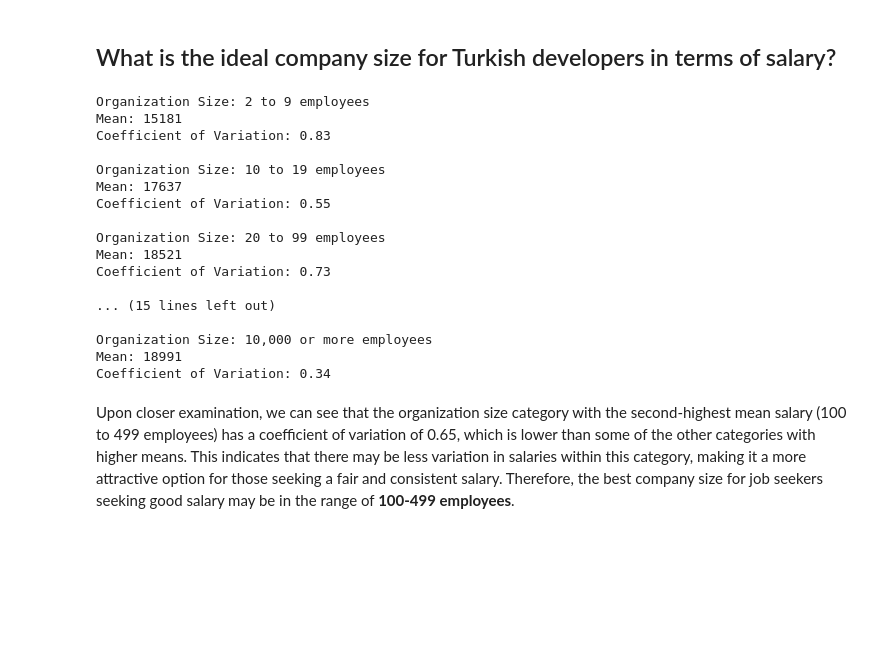
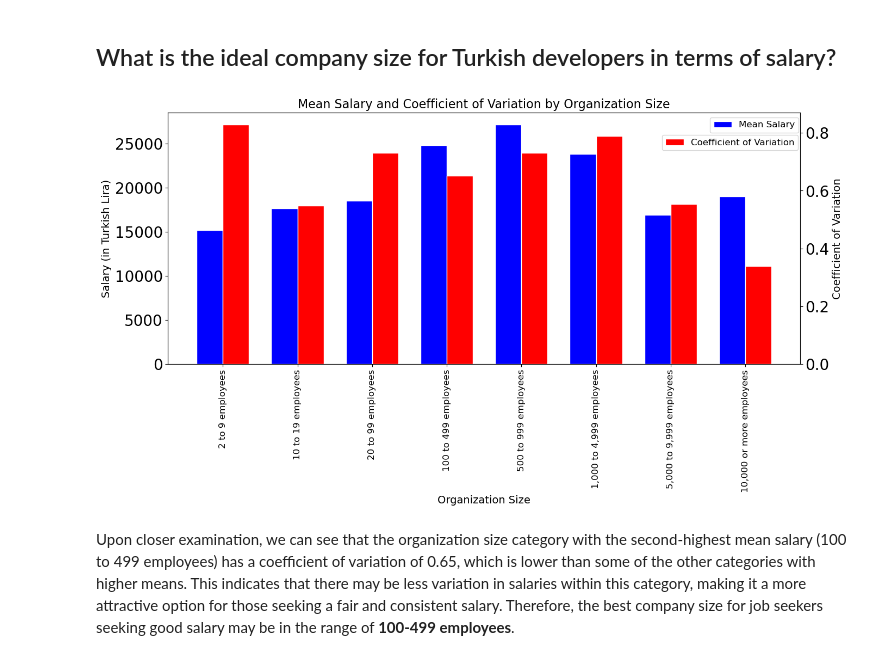
Before and after one commit to EmreToktay/Udacity-Project, a Jupyter notebook: Writing a Data Scientist Blog Post.ipynb, the cells around one changed output. Cells and saved outputs as stored; diff of their text form; code cells hidden in the pictures; blank space fills up the shorter version.

```diff
--- a/Writing a Data Scientist Blog Post.ipynb
+++ b/Writing a Data Scientist Blog Post.ipynb
@@ -391,37 +379,42 @@ We can see that the company size with the highest mean salary is **500-999 emplo
 ## What is the ideal company size for Turkish developers in terms of salary?
 # %%
 import pandas as pd
-import statistics
+import matplotlib.pyplot as plt
 
 # Create a pandas DataFrame with the data
 data = {'Organization Size': ['2 to 9 employees', '10 to 19 employees', '20 to 99 employees', '100 to 499 employees', '500 to 999 employees', '1,000 to 4,999 employees', '5,000 to 9,999 employees', '10,000 or more employees'],
-        'Mean Salary': [15181, 17637, 18521, 24769, 27124, 23809, 16919, 18991]}
+        'Mean Salary': [15181, 17637, 18521, 24769, 27124, 23809, 16919, 18991],
+        'Coefficient of Variation': [12573.04/15181, 9656.75/17637, 13541.3/18521, 16127.99/24769, 19797.73/27124, 18792.49/23809, 9384.47/16919, 6438.63/18991]}
 df = pd.DataFrame(data)
 
-# Calculate the coefficient of variation for each category
-for i in range(len(df)):
-    org_size = df.loc[i, 'Organization Size']
-    mean = df.loc[i, 'Mean Salary']
-    stdev = [12573.04, 9656.75, 13541.3, 16127.99, 19797.73, 18792.49, 9384.47, 6438.63][i]
-    cv = stdev / mean
-    print(f'Organization Size: {org_size}\nMean: {mean}\nCoefficient of Variation: {cv:.2f}\n')
+# Create a grouped bar chart showing the mean and coefficient of variation for each organization size category
+fig, ax1 = plt.subplots(figsize=(15, 6))
+
+bar_width = 0.35
+r1 = range(len(df))
+r2 = [x + bar_width for x in r1]
+
+# Plot the mean salary on the primary y-axis
+ax1.bar(r1, df['Mean Salary'], color='blue', width=bar_width, edgecolor='white', label='Mean Salary')
+ax1.set_xlabel('Organization Size', fontsize=14)
+ax1.set_ylabel('Salary (in Turkish Lira)', fontsize=14)
+ax1.set_xticks([r + bar_width / 2 for r in range(len(df))])
+ax1.set_xticklabels(df['Organization Size'], rotation=90, fontsize=12)
+
+# Create a secondary y-axis for the coefficient of variation
+ax2 = ax1.twinx()
+ax2.bar(r2, df['Coefficient of Variation'], color='red', width=bar_width, edgecolor='white', label='Coefficient of Variation')
+ax2.set_ylabel('Coefficient of Variation', fontsize=14)
+
+# Set chart title
+plt.title('Mean Salary and Coefficient of Variation by Organization Size', fontsize=16)
+
+# Place both legends inside the chart and at the right side
+ax1.legend(loc='upper left', bbox_to_anchor=(0.85, 1), fontsize=12)
+ax2.legend(loc='upper left', bbox_to_anchor=(0.774, 0.93), fontsize=12)
+
+plt.show()
 # %% [output]
-Organization Size: 2 to 9 employees
-Mean: 15181
-Coefficient of Variation: 0.83
-
-Organization Size: 10 to 19 employees
-Mean: 17637
-Coefficient of Variation: 0.55
-
-Organization Size: 20 to 99 employees
-Mean: 18521
-Coefficient of Variation: 0.73
-
-... (15 lines left out)
-
-Organization Size: 10,000 or more employees
-Mean: 18991
-Coefficient of Variation: 0.34
+[figure, added]
 # %% [markdown]
 Upon closer examination, we can see that the organization size category with the second-highest mean salary (100 to 499 employees) has a coefficient of variation of 0.65, which is lower than some of the other categories with higher means. This indicates that there may be less variation in salaries within this category, making it a more attractive option for those seeking a fair and consistent salary. Therefore, the best company size for job seekers seeking good salary may be in the range of **100-499 employees**.
```
Also changed, not shown: parts of 11 cells of this notebook.
